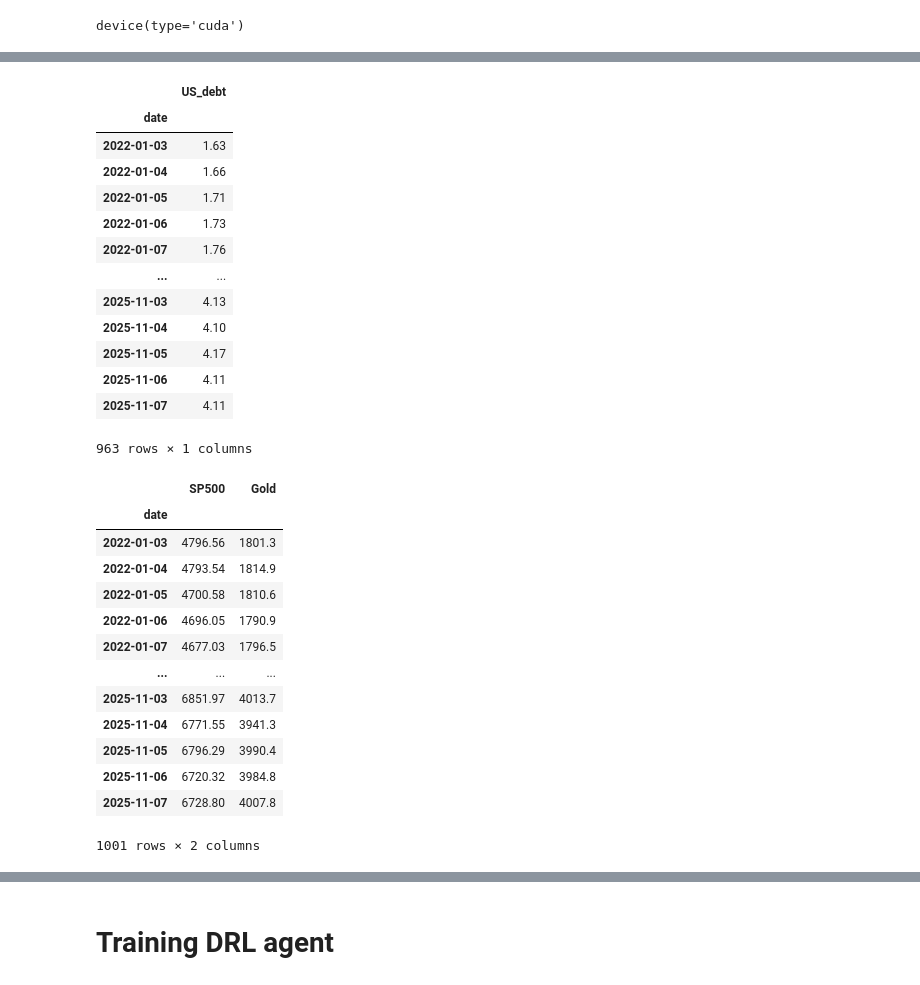
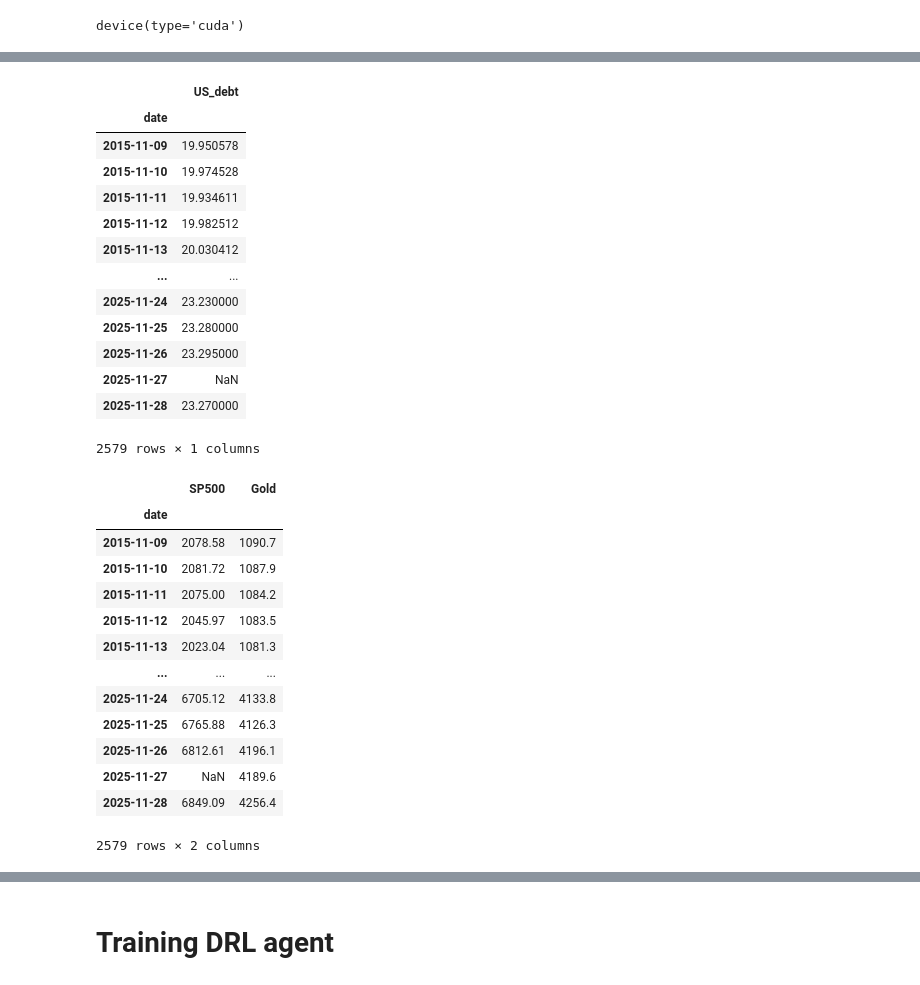
Before and after one commit to George-Zheng-1013/portfolio, a Jupyter notebook: SAC.ipynb, the cells around one changed output, grey strips where cells are left out. Cells and saved outputs as stored; diff of their text form; code cells hidden in the pictures.

```diff
--- a/SAC.ipynb
+++ b/SAC.ipynb
@@ -35,43 +35,43 @@ tech_daily
 # %%
-debt=pd.read_csv(r"data\无风险.csv",encoding='gbk')
+debt=pd.read_csv(r"data\无风险.csv")
 debt.set_index('date', inplace=True)
 debt.columns=['US_debt']
 debt
 # %% [output]
 |  | US_debt |
 | date |  |
-| 2022-01-03 | 1.63 |
-| 2022-01-04 | 1.66 |
-| 2022-01-05 | 1.71 |
-| 2022-01-06 | 1.73 |
-| 2022-01-07 | 1.76 |
+| 2015-11-09 | 19.950578 |
+| 2015-11-10 | 19.974528 |
+| 2015-11-11 | 19.934611 |
+| 2015-11-12 | 19.982512 |
+| 2015-11-13 | 20.030412 |
 | ... | ... |
-| 2025-11-03 | 4.13 |
-| 2025-11-04 | 4.10 |
-| 2025-11-05 | 4.17 |
-| 2025-11-06 | 4.11 |
-| 2025-11-07 | 4.11 |
+| 2025-11-24 | 23.230000 |
+| 2025-11-25 | 23.280000 |
+| 2025-11-26 | 23.295000 |
+| 2025-11-27 | NaN |
+| 2025-11-28 | 23.270000 |
-963 rows × 1 columns
+2579 rows × 1 columns
 # %%
-tmp=pd.read_csv(r"data\指数和贵金属.csv", encoding='gbk')
+tmp=pd.read_csv(r"data\指数和贵金属.csv")
 tmp.columns=['date','SP500','Gold']
 tmp.set_index('date', inplace=True)
 tmp
 # %% [output]
 |  | SP500 | Gold |
 | date |  |  |
-| 2022-01-03 | 4796.56 | 1801.3 |
-| 2022-01-04 | 4793.54 | 1814.9 |
-| 2022-01-05 | 4700.58 | 1810.6 |
-| 2022-01-06 | 4696.05 | 1790.9 |
-| 2022-01-07 | 4677.03 | 1796.5 |
+| 2015-11-09 | 2078.58 | 1090.7 |
+| 2015-11-10 | 2081.72 | 1087.9 |
+| 2015-11-11 | 2075.00 | 1084.2 |
+| 2015-11-12 | 2045.97 | 1083.5 |
+| 2015-11-13 | 2023.04 | 1081.3 |
 | ... | ... | ... |
-| 2025-11-03 | 6851.97 | 4013.7 |
-| 2025-11-04 | 6771.55 | 3941.3 |
-| 2025-11-05 | 6796.29 | 3990.4 |
-| 2025-11-06 | 6720.32 | 3984.8 |
-| 2025-11-07 | 6728.80 | 4007.8 |
+| 2025-11-24 | 6705.12 | 4133.8 |
+| 2025-11-25 | 6765.88 | 4126.3 |
+| 2025-11-26 | 6812.61 | 4196.1 |
+| 2025-11-27 | NaN | 4189.6 |
+| 2025-11-28 | 6849.09 | 4256.4 |
-1001 rows × 2 columns
+2579 rows × 2 columns
 # %%
 df=pd.merge(tech_daily,debt,how='left',on='date')
 df=pd.merge(df,tmp,how='left',on='date')
```
Also changed, not shown: parts of 9 cells of this notebook, 7 other files.
